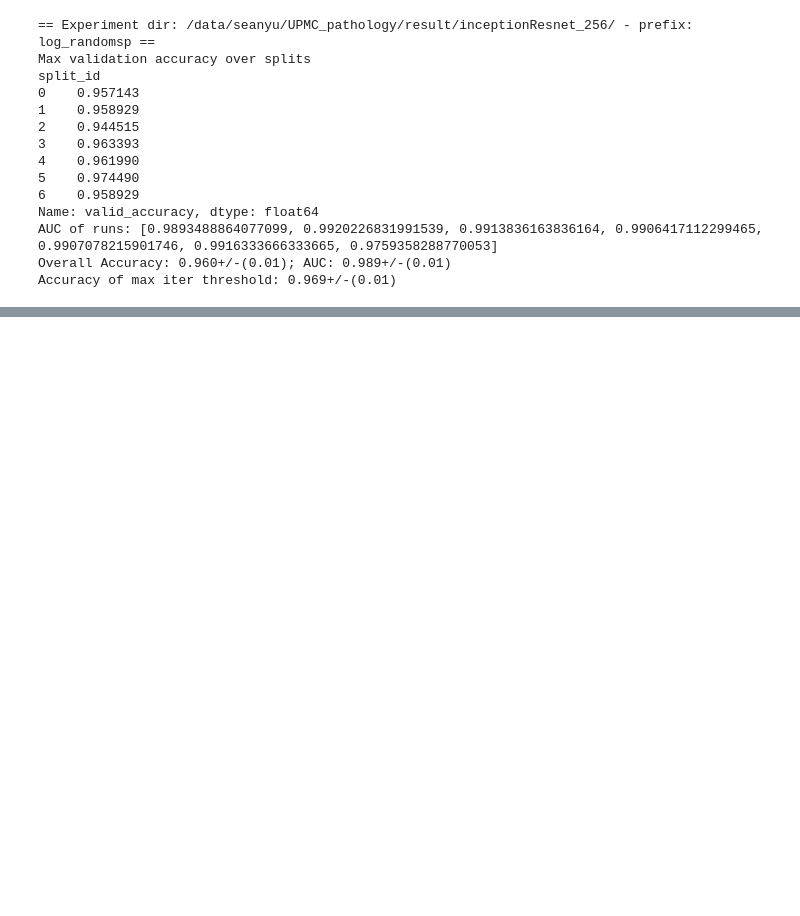
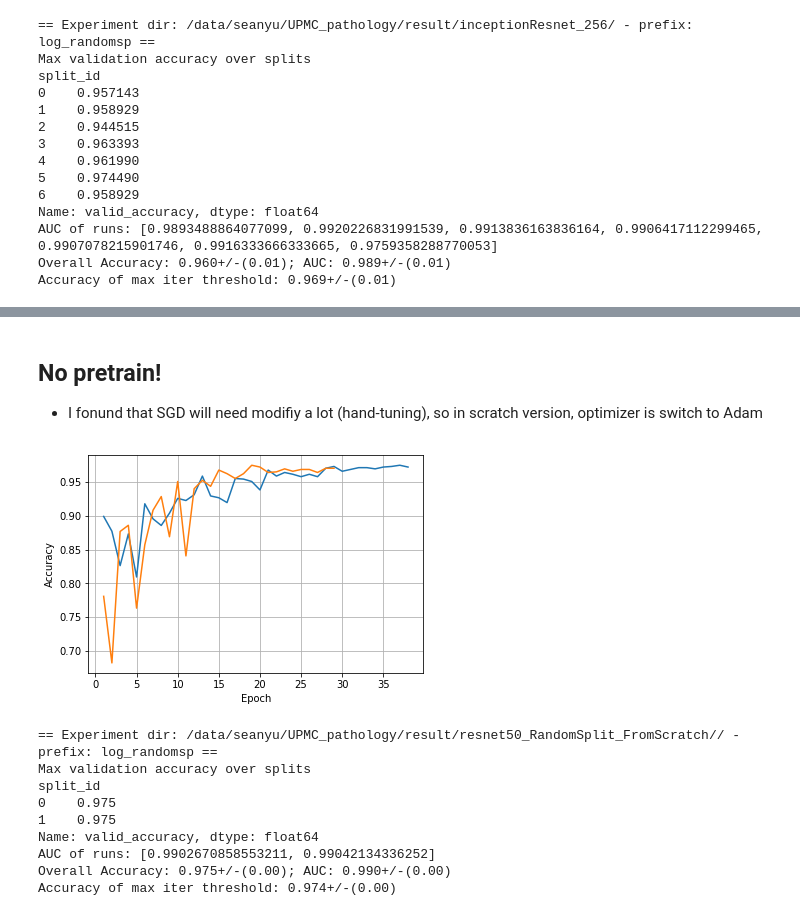
Before and after one commit to vashineyu/UPMC_mitosis, a Jupyter notebook: vis.ipynb, the cells around one changed output, grey strips where cells are left out. Saved outputs shown, nothing was run; the diff lists cells and outputs as text; code cells hidden in the pictures; blank space fills up the shorter version.

```diff
--- a/vis.ipynb
+++ b/vis.ipynb
@@ -158,0 +174,19 @@ Accuracy of max iter threshold: 0.969+/-(0.01)
+# %% [markdown]
+## No pretrain!
+* I fonund that SGD will need modifiy a lot (hand-tuning), so in scratch version, optimizer is switch to Adam
+# %%
+result_dir = "/data/seanyu/UPMC_pathology/result/resnet50_RandomSplit_FromScratch//"
+log_prefix = "log_randomsp"
+result_prefix = "result_randomsp"
+df_get = vis_accuracy(result_dir=result_dir, log_prefix=log_prefix, result_prefix=result_prefix)
+# %% [output]
+[figure, added]
+== Experiment dir: /data/seanyu/UPMC_pathology/result/resnet50_RandomSplit_FromScratch// - prefix: log_randomsp ==
+Max validation accuracy over splits
+split_id
+0    0.975
+1    0.975
+Name: valid_accuracy, dtype: float64
+AUC of runs: [0.9902670858553211, 0.99042134336252]
+Overall Accuracy: 0.975+/-(0.00); AUC: 0.990+/-(0.00)
+Accuracy of max iter threshold: 0.974+/-(0.00)
```
Also changed, not shown: parts of 1 cell of this notebook, 4 other files.
